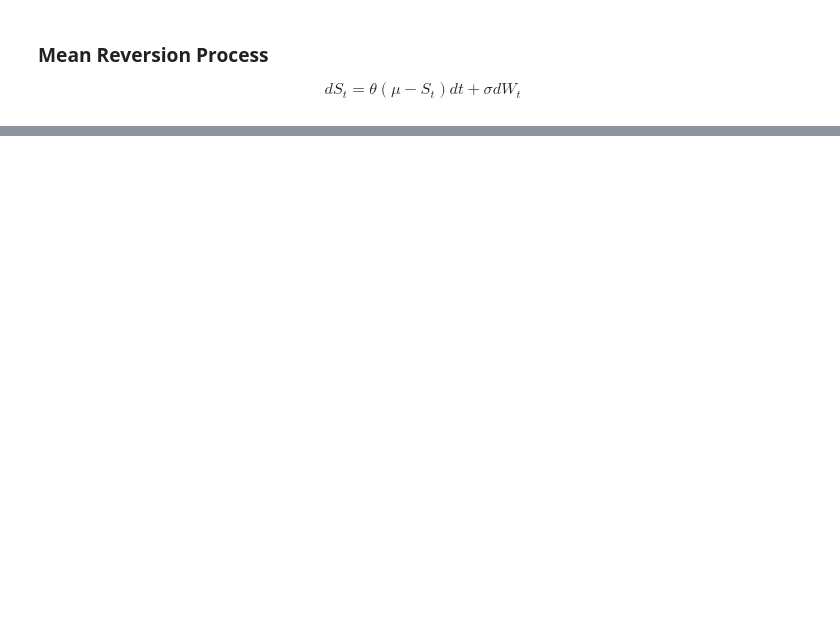
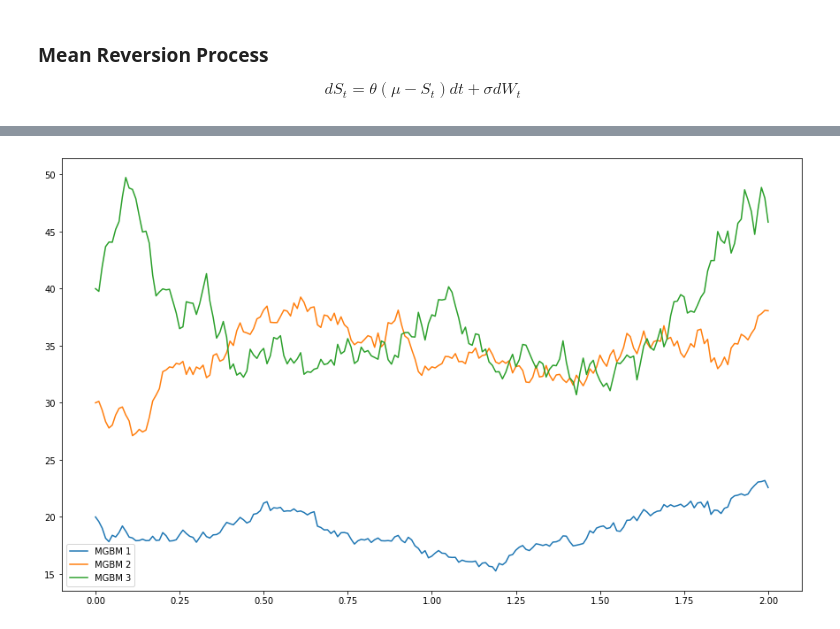
Before and after one commit to gusamarante/QuantFin, a Jupyter notebook: quantfin_examples.ipynb, the cells around one changed output, grey strips where cells are left out. Cells and saved outputs as stored; diff of their text form; code cells hidden in the pictures; blank space fills up the shorter version.

Commit message:
Progress on MGBM

```diff
--- a/quantfin_examples.ipynb
+++ b/quantfin_examples.ipynb
@@ -358,0 +375,21 @@ plt.show()
+# %%
+mu = [0.1, 0.15, 0.2]
+sigma = [0.2, 0.2, 0.3]
+
+corr = [[1.0,  0.6,  0.0],
+        [0.6,  1.0, -0.4],
+        [0.0, -0.4,  1.0]]
+
+Sigma = np.diag(sigma) @ corr @ np.diag(sigma)
+
+initial_price = [20, 30, 40]
+
+mgbm = MultivariateGBM(T=2, n=200,
+                       mu=mu, sigma=Sigma,
+                       initial_price=initial_price,
+                       random_seed=123)
+
+mgbm.simulated_trajectories.plot(figsize=(15, 9))
+plt.show()
+# %% [output]
+[figure, added]
```
Also changed, not shown: parts of 14 cells of this notebook, 3 other files.
